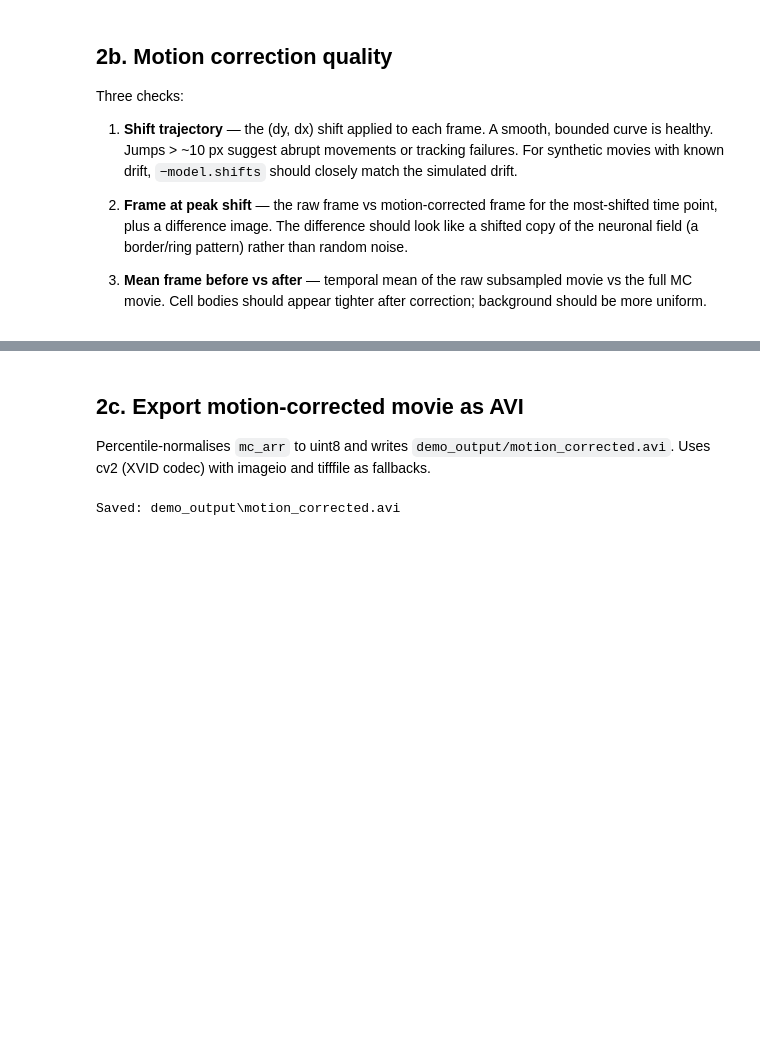
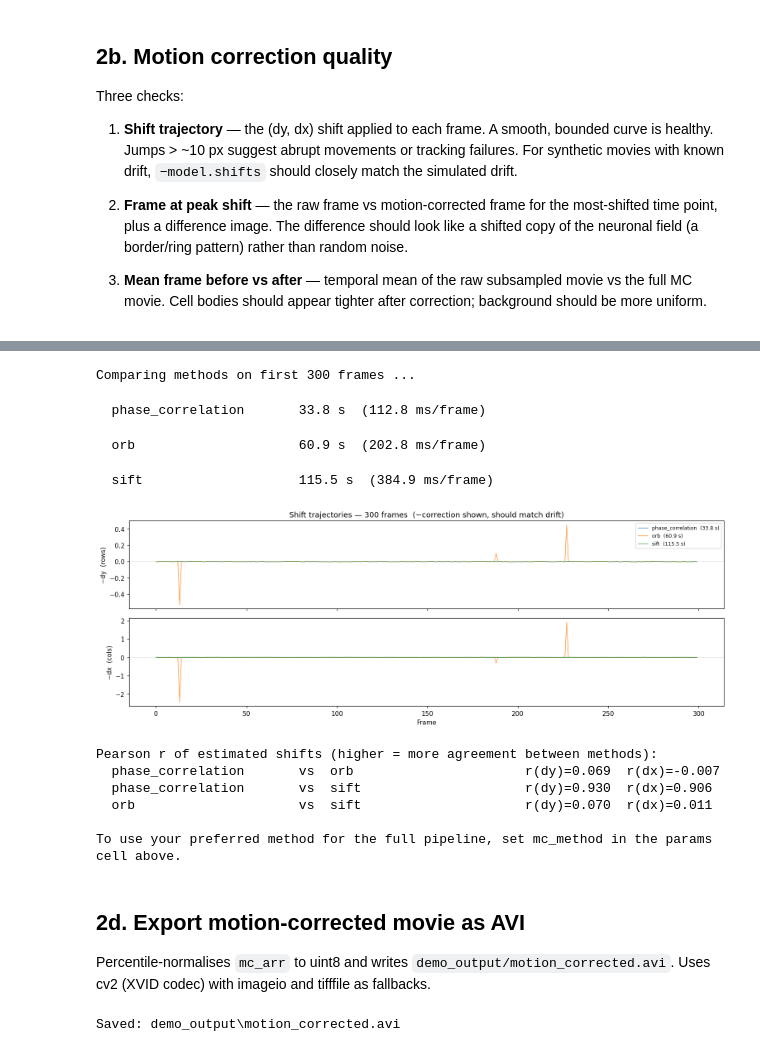
Before and after one commit to FlorianNeurosci/miniCNMFe, a Jupyter notebook: demo_notebooks/tutorial_demo.ipynb, the cells around one changed output, grey strips where cells are left out. Drawn from its saved outputs; the diff is of its cells as text; code cells hidden in the pictures; blank space fills up the shorter version.

```diff
--- a/demo_notebooks/tutorial_demo.ipynb
+++ b/demo_notebooks/tutorial_demo.ipynb
@@ -446,5 +525,78 @@ Max |dy|=0.01 px   Max |dx|=0.02 px
+# %%
+import time
+from cnmfe.motion_correction import motion_correct
+
+# ── Run all three methods on a short clip ─────────────────────────────────────
+n_compare = min(300, z.shape[0])  # increase for a longer comparison
+clip = np.asarray(z[:n_compare], dtype=np.float32)
+
+print(f"Comparing methods on first {n_compare} frames ...")
+results_cmp = {}
+for method in ["phase_correlation", "orb", "sift"]:
+    t0 = time.time()
+    _, shifts_cmp = motion_correct(
+        clip,
+        max_shift=params.max_shift,
+        n_iter=1,
+        template_frames=min(params.mc_template_frames, n_compare),
+        gSig_filt=params.mc_gSig_filt,
+        method=method,
+        n_features=params.mc_n_features,
+        min_matches=params.mc_min_matches,
+    )
+    elapsed = time.time() - t0
+    results_cmp[method] = {"shifts": shifts_cmp, "time": elapsed}
+    print(f"  {method:22s}  {elapsed:.1f} s  ({elapsed / n_compare * 1000:.1f} ms/frame)")
+
+# ── Overlay shift trajectories ─────────────────────────────────────────────────
+fig, (ax_dy, ax_dx) = plt.subplots(2, 1, figsize=(14, 5), sharex=True)
+colors_cmp = {"phase_correlation": "C0", "orb": "C1", "sift": "C2"}
+
+if true_shifts is not None:
+    ax_dy.plot(true_shifts[:n_compare, 0], lw=1.5, ls="--", color="k", alpha=0.6, label="true drift")
+    ax_dx.plot(true_shifts[:n_compare, 1], lw=1.5, ls="--", color="k", alpha=0.6)
+
+for method, res in results_cmp.items():
+    lbl = f"{method}  ({res['time']:.1f} s)"
+    ax_dy.plot(-res["shifts"][:, 0], color=colors_cmp[method], label=lbl, lw=0.9, alpha=0.85)
+    ax_dx.plot(-res["shifts"][:, 1], color=colors_cmp[method], lw=0.9, alpha=0.85)
+
+for ax in (ax_dy, ax_dx):
+    ax.axhline(0, color="gray", lw=0.5, ls=":")
+ax_dy.set_ylabel("−dy  (rows)")
+ax_dx.set_ylabel("−dx  (cols)")
+ax_dx.set_xlabel("Frame")
+ax_dy.legend(loc="upper right", fontsize=8)
+ax_dy.set_title(f"Shift trajectories — {n_compare} frames  (−correction shown, should match drift)")
+plt.tight_layout()
+plt.show()
+
+# ── Pairwise trajectory agreement ─────────────────────────────────────────────
+methods_list = list(results_cmp.keys())
+print("\nPearson r of estimated shifts (higher = more agreement between methods):")
+for i, m1 in enumerate(methods_list):
+    for m2 in methods_list[i + 1 :]:
+        r_dy = float(np.corrcoef(results_cmp[m1]["shifts"][:, 0],
+                                  results_cmp[m2]["shifts"][:, 0])[0, 1])
+        r_dx = float(np.corrcoef(results_cmp[m1]["shifts"][:, 1],
+                                  results_cmp[m2]["shifts"][:, 1])[0, 1])
+        print(f"  {m1:22s}  vs  {m2:22s}   r(dy)={r_dy:.3f}  r(dx)={r_dx:.3f}")
+
+print("\nTo use your preferred method for the full pipeline, set mc_method in the params cell above.")
+# %% [output]
+Comparing methods on first 300 frames ...
+  phase_correlation       33.8 s  (112.8 ms/frame)
+  orb                     60.9 s  (202.8 ms/frame)
+  sift                    115.5 s  (384.9 ms/frame)
+[figure, added]
+Pearson r of estimated shifts (higher = more agreement between methods):
+  phase_correlation       vs  orb                      r(dy)=0.069  r(dx)=-0.007
+  phase_correlation       vs  sift                     r(dy)=0.930  r(dx)=0.906
+  orb                     vs  sift                     r(dy)=0.070  r(dx)=0.011
+
+To use your preferred method for the full pipeline, set mc_method in the params cell above.
 # %% [markdown]
-## 2c. Export motion-corrected movie as AVI
+## 2d. Export motion-corrected movie as AVI
 
 Percentile-normalises `mc_arr` to uint8 and writes `demo_output/motion_corrected.avi`.
 Uses cv2 (XVID codec) with imageio and tifffile as fallbacks.
```
Also changed, not shown: parts of 10 cells of this notebook, 2 other files.
